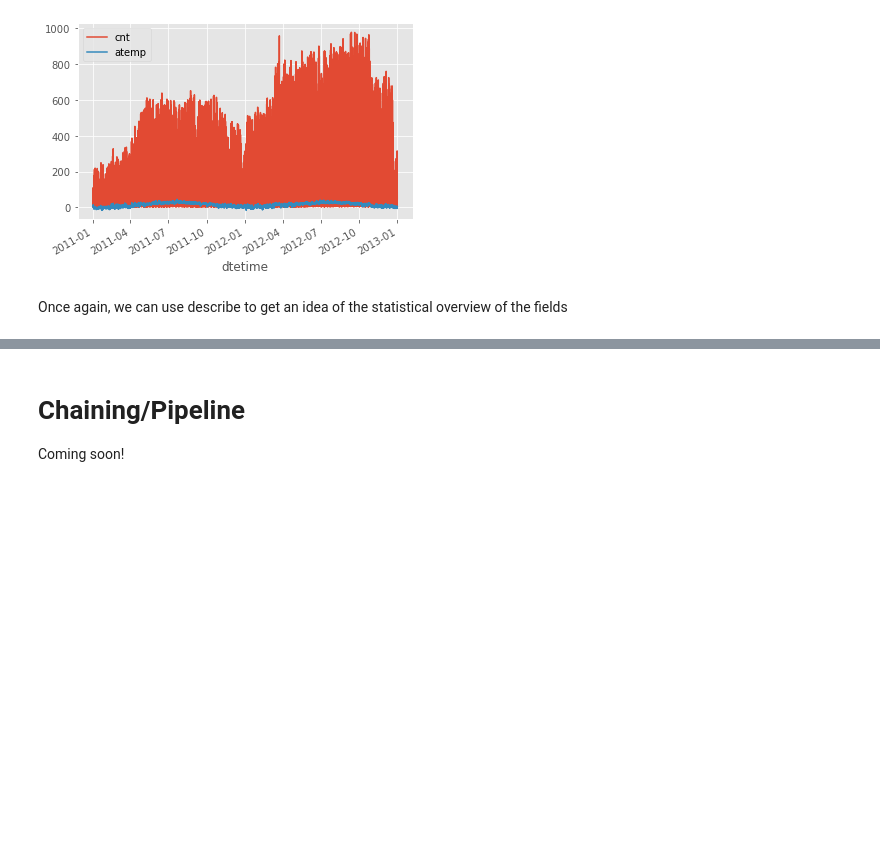
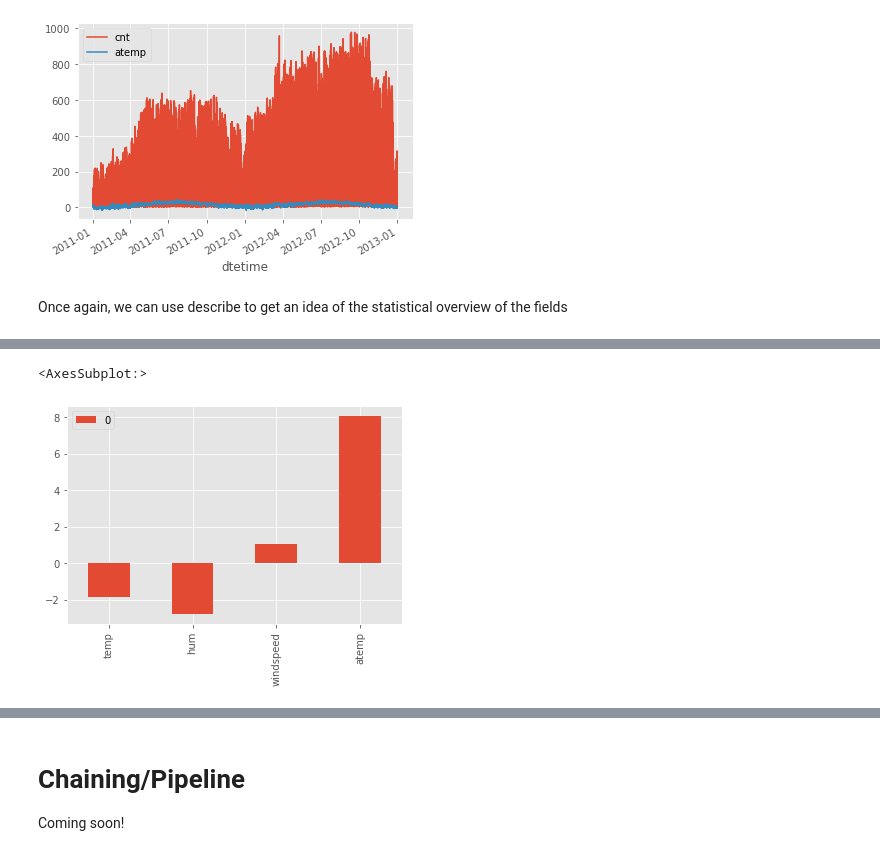
Before and after one commit to jdonaldson/mlearn_510c, a Jupyter notebook: notebooks/Week 5 - Model Building Part 2.ipynb, the cells around one changed output, grey strips where cells are left out. Cells and saved outputs as stored; diff of their text form; code cells hidden in the pictures; blank space fills up the shorter version.

```diff
--- a/notebooks/Week 5 - Model Building Part 2.ipynb
+++ b/notebooks/Week 5 - Model Building Part 2.ipynb
@@ -246,0 +223,9 @@ train[["windspeed", "atemp"]].plot()
+# %%
+import numpy as np
+tdat = dat.drop(["casual",  "dtime_hr", "registered","cnt","dtime_day", "dtime_week","dtime_dayofyear", "dtime_month", "dtime_year", "dtime_quarter"], axis=1)
+
+X = tdat.values
+y = dat["cnt"].values
+
+from sklearn.model_selection import train_test_split
+X_train, X_test, y_train, y_test = train_test_split(X, y, test_size = 0.25, random_state = 0)
@@ -246,0 +238,5 @@ train[["windspeed", "atemp"]].plot()
+# %%
+pd.DataFrame(model.coef_, index=tdat.columns).plot.bar()
+# %% [output]
+<AxesSubplot:>
+[figure, added]
```
Also changed, not shown: parts of 13 cells of this notebook.
